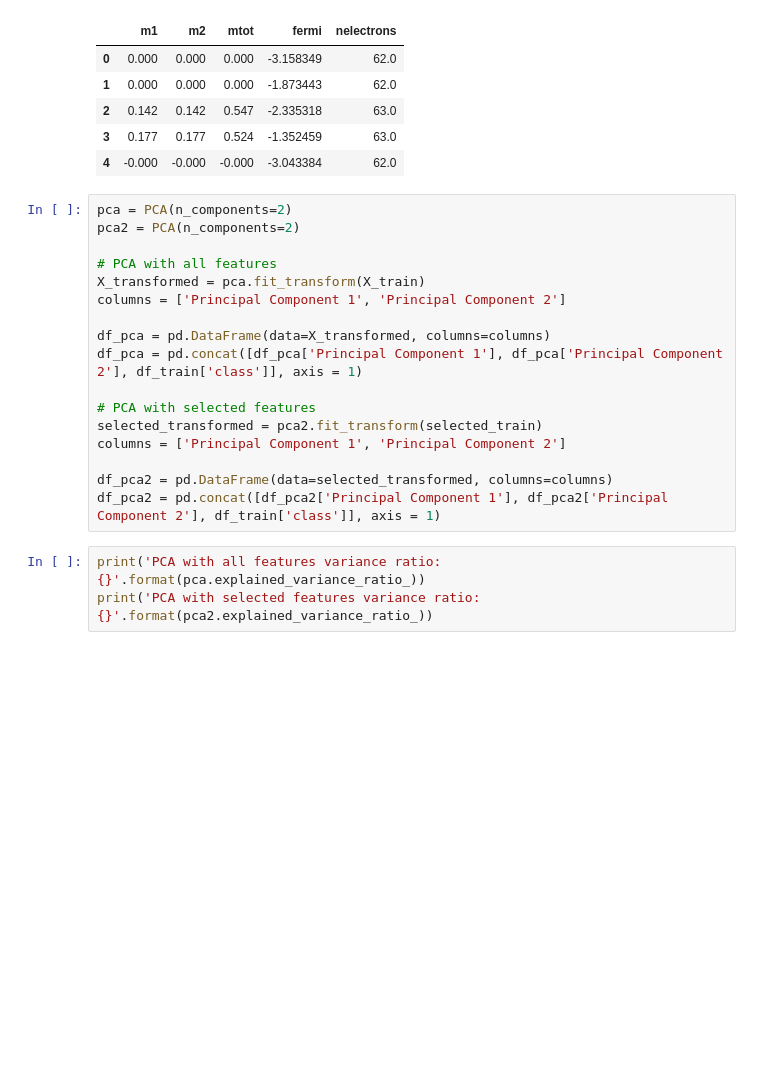
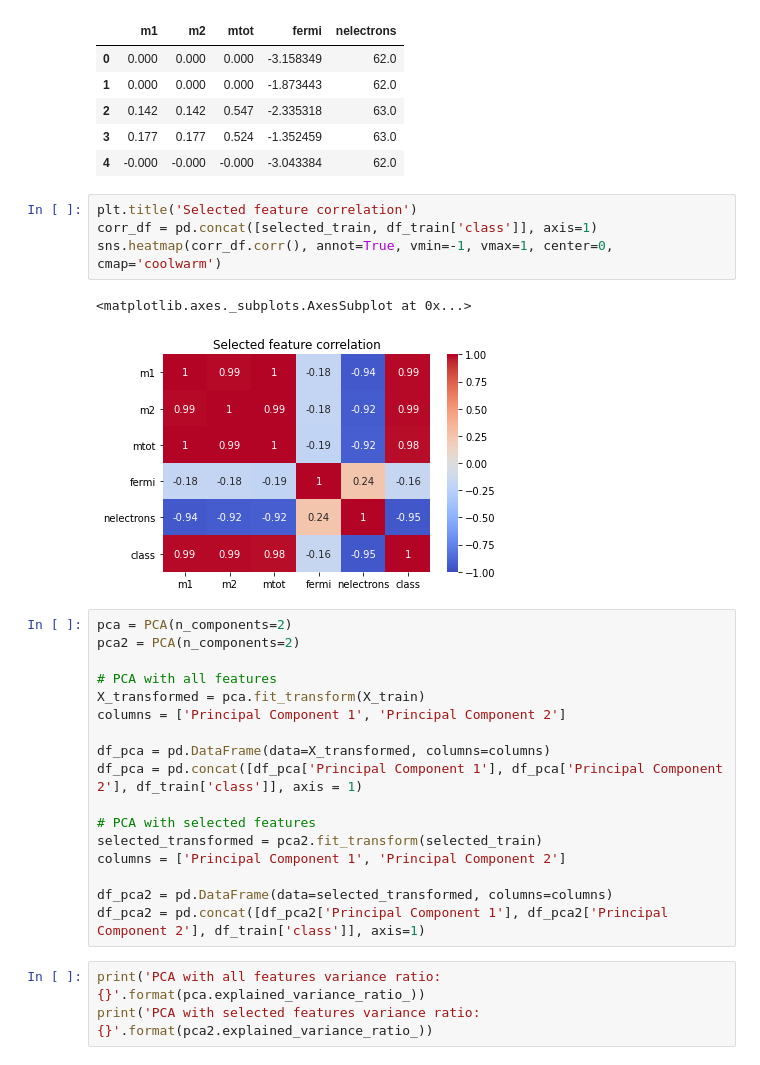
Before and after one commit to maarlf/vasp, a Jupyter notebook: notebooks/svm_classifier.ipynb, the cells around one changed output. Drawn from its saved outputs; the diff is of its cells as text; blank space fills up the shorter version.

```diff
--- a/notebooks/svm_classifier.ipynb
+++ b/notebooks/svm_classifier.ipynb
@@ -58,6 +68,13 @@ selected_train.head()
 | 2 | 0.142 | 0.142 | 0.547 | -2.335318 | 63.0 |
 | 3 | 0.177 | 0.177 | 0.524 | -1.352459 | 63.0 |
 | 4 | -0.000 | -0.000 | -0.000 | -3.043384 | 62.0 |
+# %%
+plt.title('Selected feature correlation')
+corr_df = pd.concat([selected_train, df_train['class']], axis=1)
+sns.heatmap(corr_df.corr(), annot=True, vmin=-1, vmax=1, center=0, cmap='coolwarm')
+# %% [output]
+<matplotlib.axes._subplots.AxesSubplot at 0x...>
+[figure, added]
 # %%
 pca = PCA(n_components=2)
 pca2 = PCA(n_components=2)
@@ -74,7 +91,7 @@ selected_transformed = pca2.fit_transform(selected_train)
 columns = ['Principal Component 1', 'Principal Component 2']
 
 df_pca2 = pd.DataFrame(data=selected_transformed, columns=columns)
-df_pca2 = pd.concat([df_pca2['Principal Component 1'], df_pca2['Principal Component 2'], df_train['class']], axis = 1)
+df_pca2 = pd.concat([df_pca2['Principal Component 1'], df_pca2['Principal Component 2'], df_train['class']], axis=1)
 # %%
 print('PCA with all features variance ratio:      {}'.format(pca.explained_variance_ratio_))
 print('PCA with selected features variance ratio: {}'.format(pca2.explained_variance_ratio_))
```
Also changed, not shown: parts of 7 cells of this notebook.
